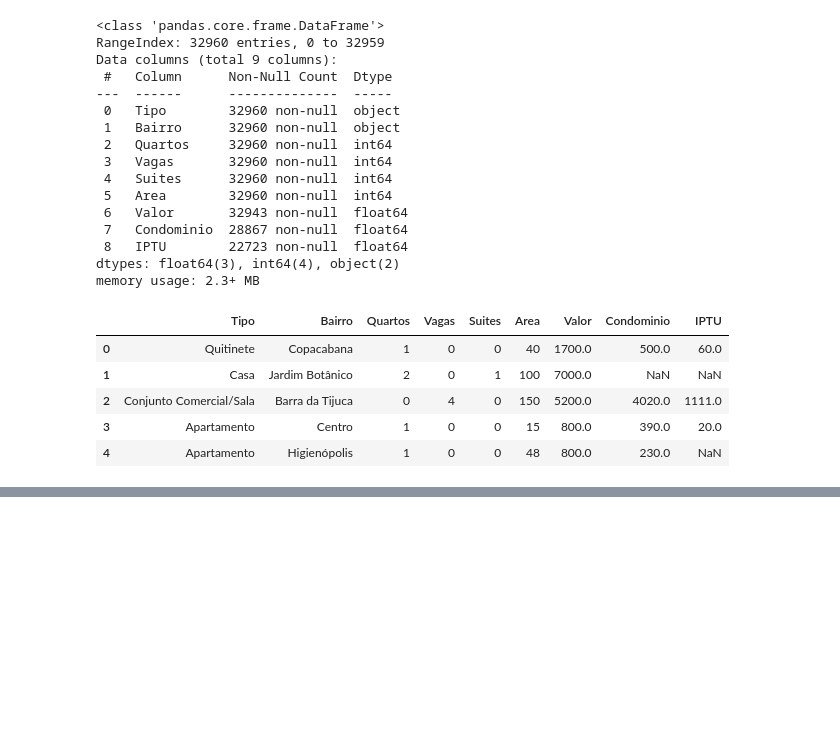
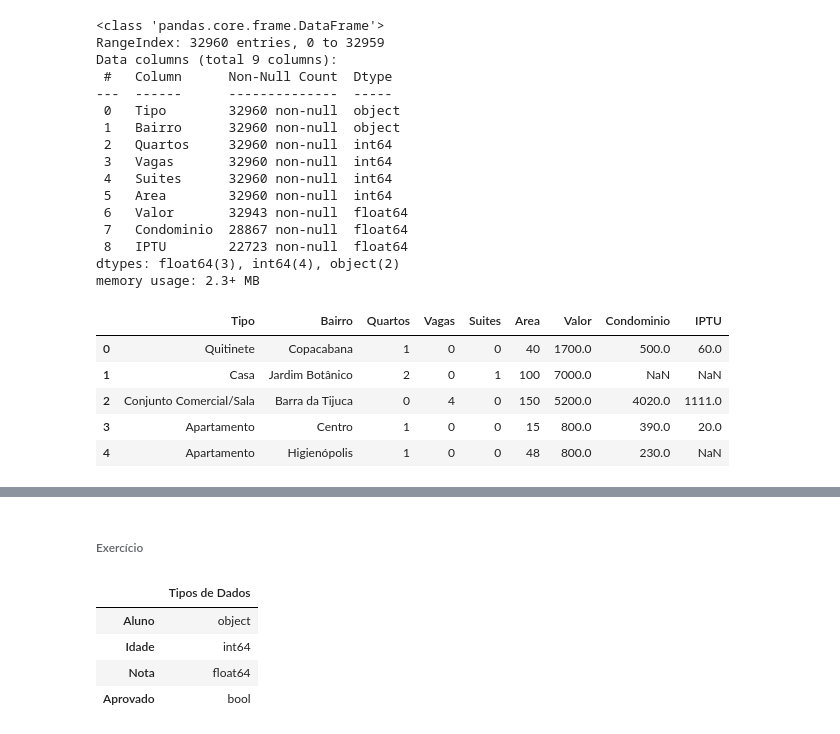
Before and after one commit to willyferreira/python_pandas_tratando_analisando_dados_alura, a Jupyter notebook: python_pandas_alura.ipynb, the cells around one changed output, grey strips where cells are left out. Cells and saved outputs as stored; diff of their text form; code cells hidden in the pictures; blank space fills up the shorter version.

```diff
--- a/python_pandas_alura.ipynb
+++ b/python_pandas_alura.ipynb
@@ -106,0 +167,24 @@ dados.head()
+# %% [markdown]
+###### Exercício
+# %%
+#Considere o seguinte código Python no Jupyter:
+import pandas as pd
+data = [['Fulano', 12, 7.0, True],
+        ['Sicrano', 15, 3.5, False],
+        ['Beltrano', 18, 9.3, True]]
+dados_ex = pd.DataFrame(data,
+        columns = ['Aluno', 'Idade', 'Nota', 'Aprovado'])
+dados_ex
+
+# Para obtermos uma tabela contendo os nomes das variáveis e seus respectivos tipos de dados, conforme o exemplo abaixo, que linhas de código devemos executar no Jupyter?
+
+tipos_de_dados_ex = pd.DataFrame(dados_ex.dtypes, columns = ['Tipos de Dados'])
+# Alterar o nome da primeira coluna (index)
+tipos_de_dados_ex.columns.name = 'Variáveis'
+tipos_de_dados_ex
+# %% [output]
+|  | Tipos de Dados |
+| Aluno | object |
+| Idade | int64 |
+| Nota | float64 |
+| Aprovado | bool |
```
Also changed, not shown: parts of 10 cells of this notebook, 8 other files.
